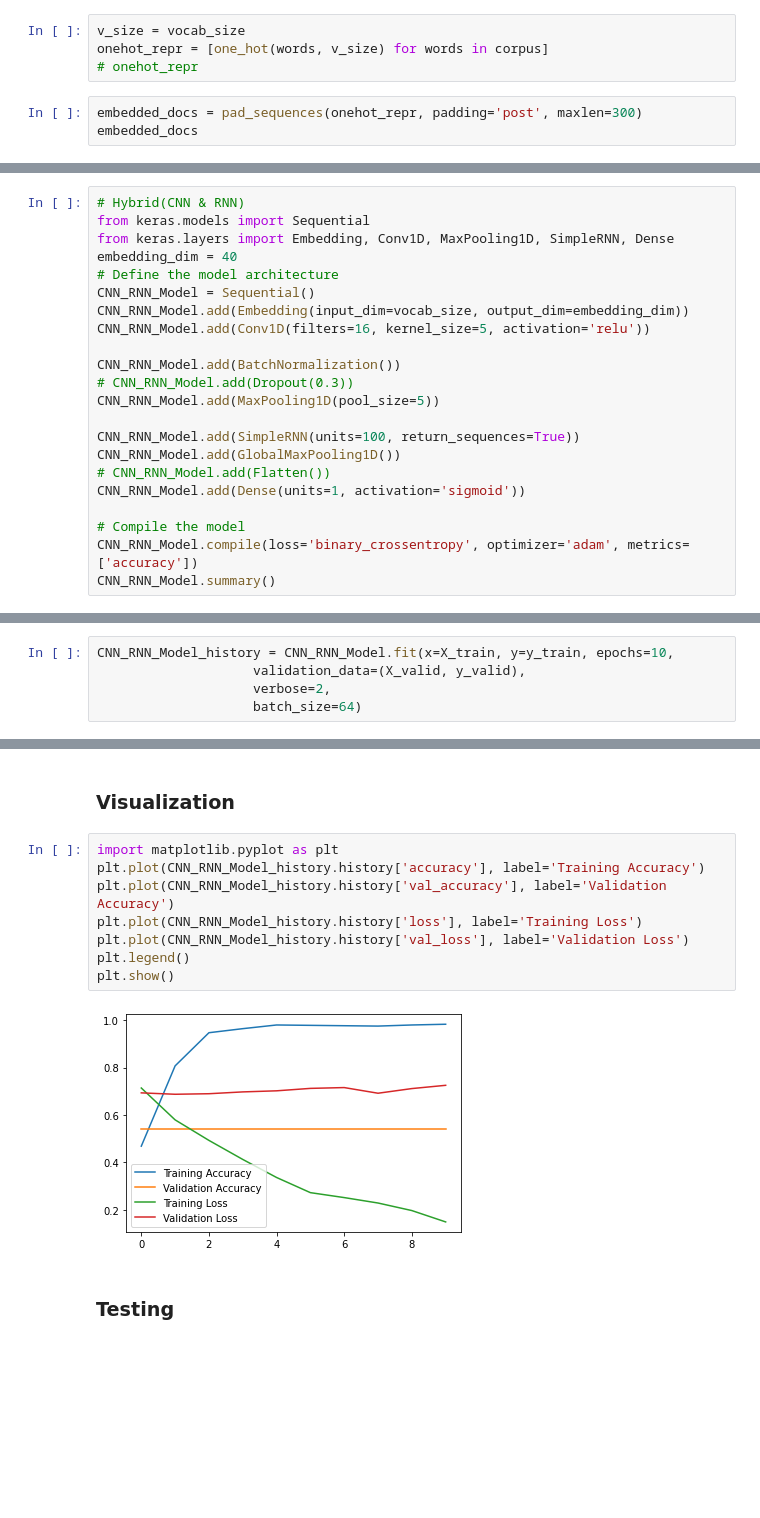
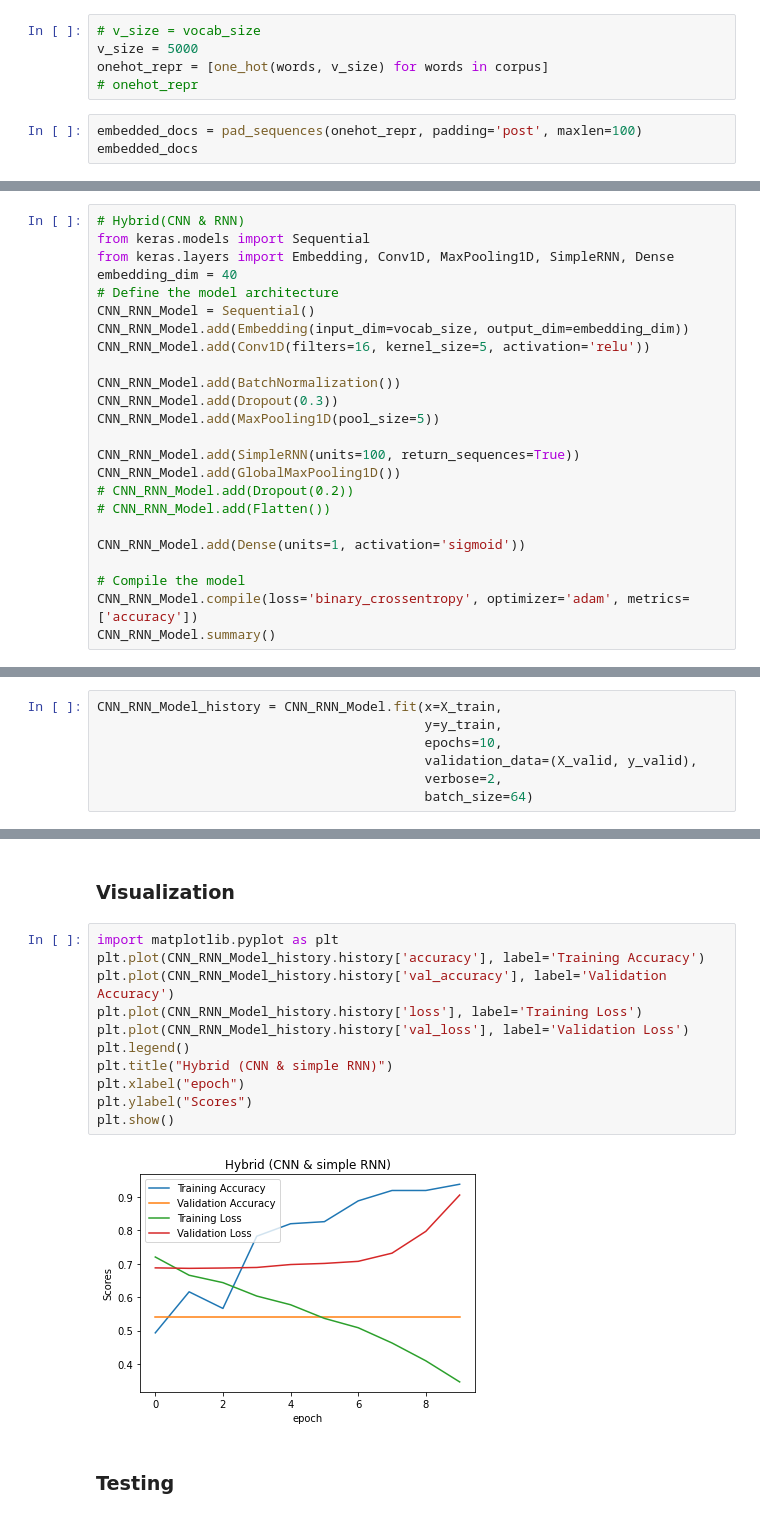
Before and after one commit to parhamafsharnia/NeuralNetworks, a Jupyter notebook: FakeNews/FakeNewsDetection.ipynb, the cells around one changed output, grey strips where cells are left out. Drawn from its saved outputs; the diff is of its cells as text; blank space fills up the shorter version.

```diff
--- a/FakeNews/FakeNewsDetection.ipynb
+++ b/FakeNews/FakeNewsDetection.ipynb
@@ -86,10 +86,11 @@ from tensorflow import keras
 # %% [markdown]
 ## Word Embedding
 # %%
-v_size = vocab_size
+# v_size = vocab_size
+v_size = 5000
 onehot_repr = [one_hot(words, v_size) for words in corpus]
 # onehot_repr
 # %%
-embedded_docs = pad_sequences(onehot_repr, padding='post', maxlen=300)
+embedded_docs = pad_sequences(onehot_repr, padding='post', maxlen=100)
 embedded_docs
 # %% [output]
@@ -272,12 +287,14 @@ CNN_RNN_Model.add(Embedding(input_dim=vocab_size, output_dim=embedding_dim))
 CNN_RNN_Model.add(Conv1D(filters=16, kernel_size=5, activation='relu'))
 
 CNN_RNN_Model.add(BatchNormalization())
-# CNN_RNN_Model.add(Dropout(0.3))
+CNN_RNN_Model.add(Dropout(0.3))
 CNN_RNN_Model.add(MaxPooling1D(pool_size=5))
 
 CNN_RNN_Model.add(SimpleRNN(units=100, return_sequences=True))
 CNN_RNN_Model.add(GlobalMaxPooling1D())
+# CNN_RNN_Model.add(Dropout(0.2))
 # CNN_RNN_Model.add(Flatten())
+
 CNN_RNN_Model.add(Dense(units=1, activation='sigmoid'))
 
 # Compile the model
@@ -310,9 +325,11 @@ Model: "sequential_1"
 # %% [markdown]
 ### Train the model
 # %%
-CNN_RNN_Model_history = CNN_RNN_Model.fit(x=X_train, y=y_train, epochs=10,
-                    validation_data=(X_valid, y_valid),
-                    verbose=2,
-                    batch_size=64)
+CNN_RNN_Model_history = CNN_RNN_Model.fit(x=X_train,
+                                          y=y_train,
+                                          epochs=10,
+                                          validation_data=(X_valid, y_valid),
+                                          verbose=2,
+                                          batch_size=64)
 # %% [output]
 Epoch 1/10
@@ -340,13 +357,16 @@ Epoch 10/10
 # %%
 import matplotlib.pyplot as plt
 plt.plot(CNN_RNN_Model_history.history['accuracy'], label='Training Accuracy')
 plt.plot(CNN_RNN_Model_history.history['val_accuracy'], label='Validation Accuracy')
 plt.plot(CNN_RNN_Model_history.history['loss'], label='Training Loss')
 plt.plot(CNN_RNN_Model_history.history['val_loss'], label='Validation Loss')
 plt.legend()
+plt.title("Hybrid (CNN & simple RNN)")
+plt.xlabel("epoch")
+plt.ylabel("Scores")
 plt.show()
 # %% [output]
-[figure, old version]
+[figure, new version]
 # %% [markdown]
 ### Testing
 # %%
```
Also changed, not shown: parts of 16 cells of this notebook.
